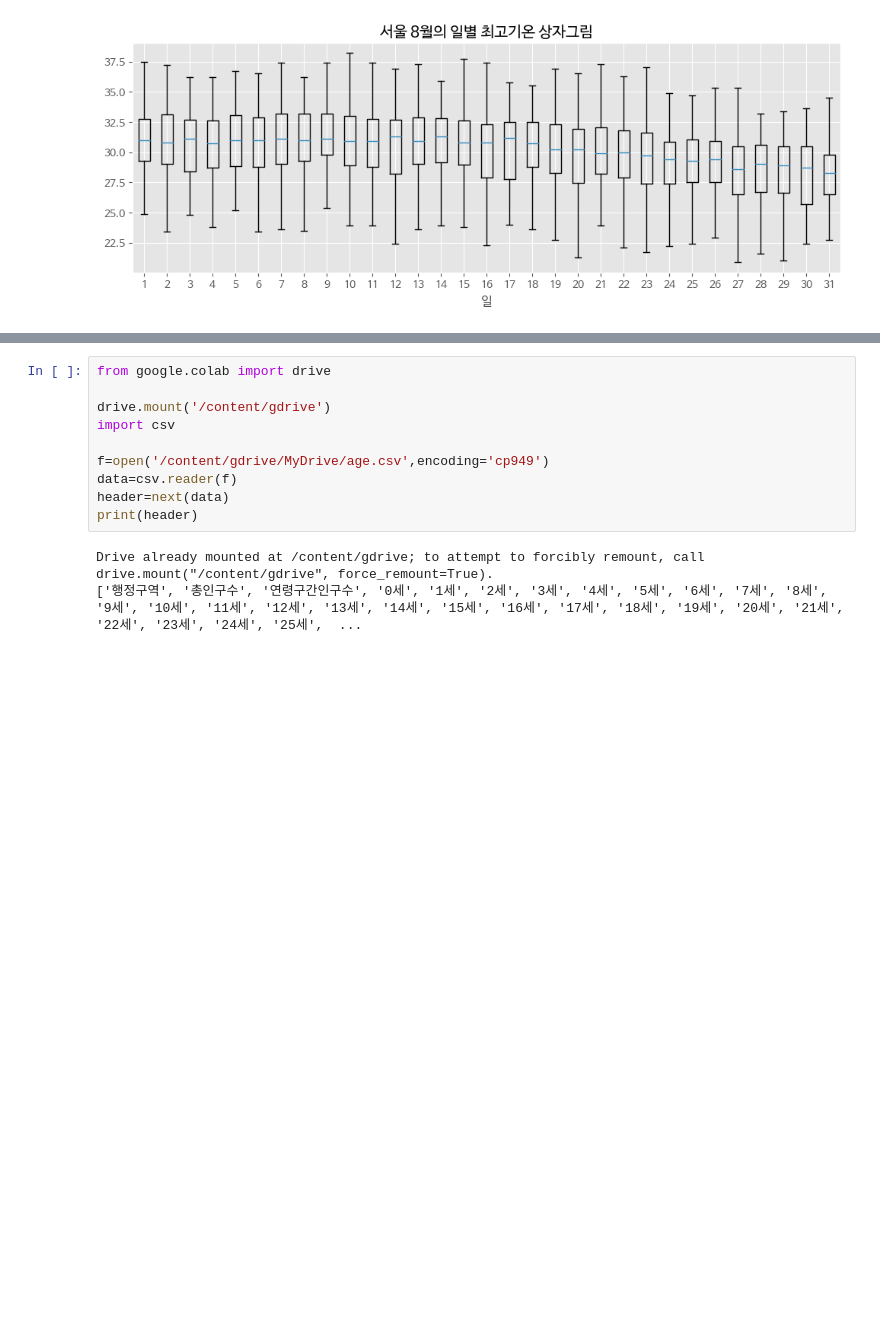
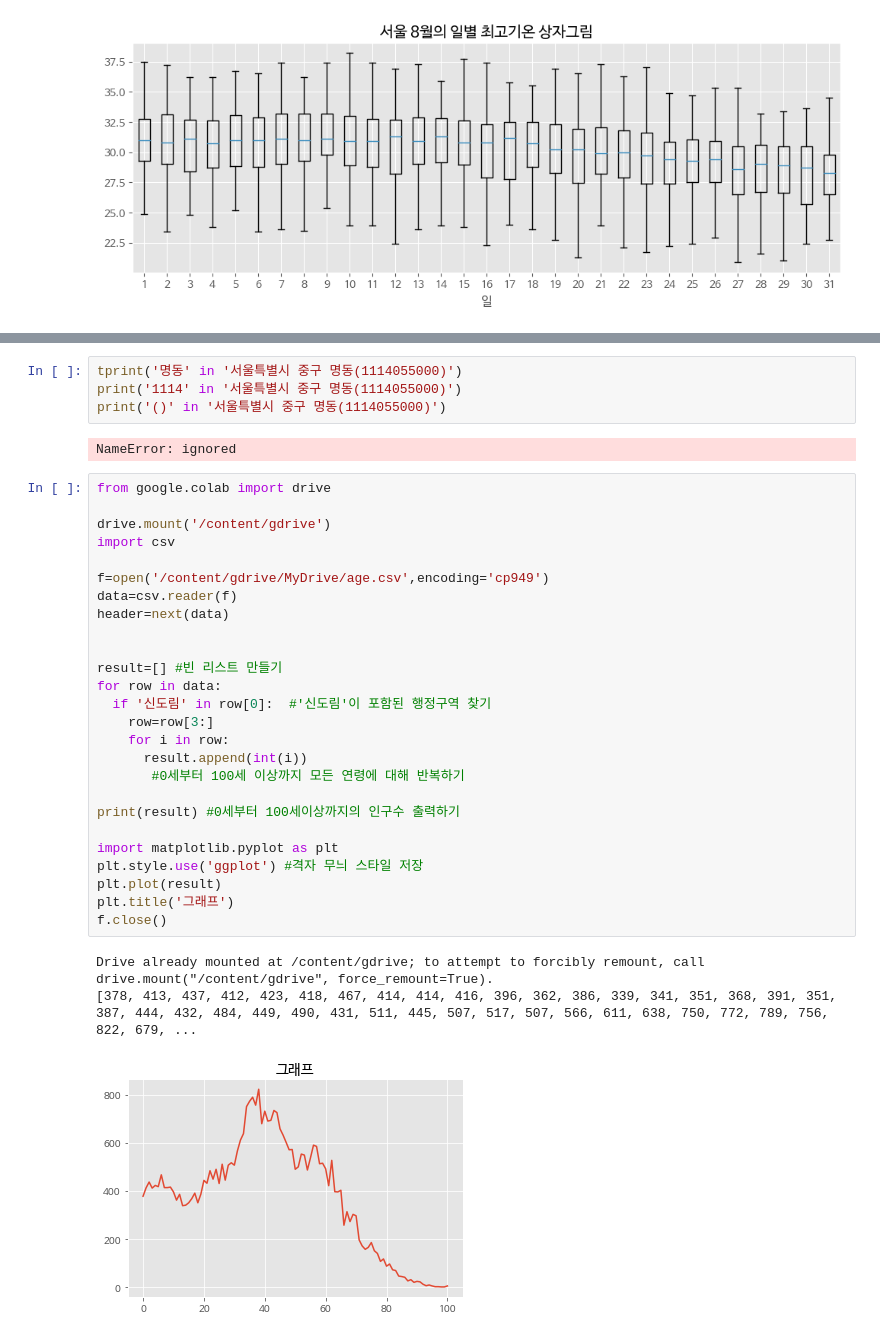
Before and after one commit to JamesLeeeeeee/ecademy, a Jupyter notebook: 20211103_이재관.ipynb, the cells around one changed output, grey strips where cells are left out. Drawn from its saved outputs; the diff is of its cells as text; blank space fills up the shorter version.

```diff
--- a/20211103_이재관.ipynb
+++ b/20211103_이재관.ipynb
@@ -325,13 +331,36 @@ Drive already mounted at /content/gdrive; to attempt to forcibly remount, call d
+# %%
+tprint('명동' in '서울특별시 중구 명동(1114055000)')
+print('1114' in '서울특별시 중구 명동(1114055000)')
+print('()' in '서울특별시 중구 명동(1114055000)')
+# %% [output]
+NameError: ignored
 # %%
 from google.colab import drive
 
 drive.mount('/content/gdrive')
 import csv
 
 f=open('/content/gdrive/MyDrive/age.csv',encoding='cp949')
 data=csv.reader(f)
 header=next(data)
-print(header)
+
+
+result=[] #빈 리스트 만들기
+for row in data:
+  if '신도림' in row[0]:  #'신도림'이 포함된 행정구역 찾기
+    row=row[3:]
+    for i in row:
+      result.append(int(i))
+       #0세부터 100세 이상까지 모든 연령에 대해 반복하기
+
+print(result) #0세부터 100세이상까지의 인구수 출력하기
+
+import matplotlib.pyplot as plt
+plt.style.use('ggplot') #격자 무늬 스타일 저장
+plt.plot(result)
+plt.title('그래프')
+f.close()
 # %% [output]
 Drive already mounted at /content/gdrive; to attempt to forcibly remount, call drive.mount("/content/gdrive", force_remount=True).
-['행정구역', '총인구수', '연령구간인구수', '0세', '1세', '2세', '3세', '4세', '5세', '6세', '7세', '8세', '9세', '10세', '11세', '12세', '13세', '14세', '15세', '16세', '17세', '18세', '19세', '20세', '21세', '22세', '23세', '24세', '25세',  ...
+[378, 413, 437, 412, 423, 418, 467, 414, 414, 416, 396, 362, 386, 339, 341, 351, 368, 391, 351, 387, 444, 432, 484, 449, 490, 431, 511, 445, 507, 517, 507, 566, 611, 638, 750, 772, 789, 756, 822, 679, ...
+[figure, added]
```
Also changed, not shown: parts of 16 cells of this notebook.
